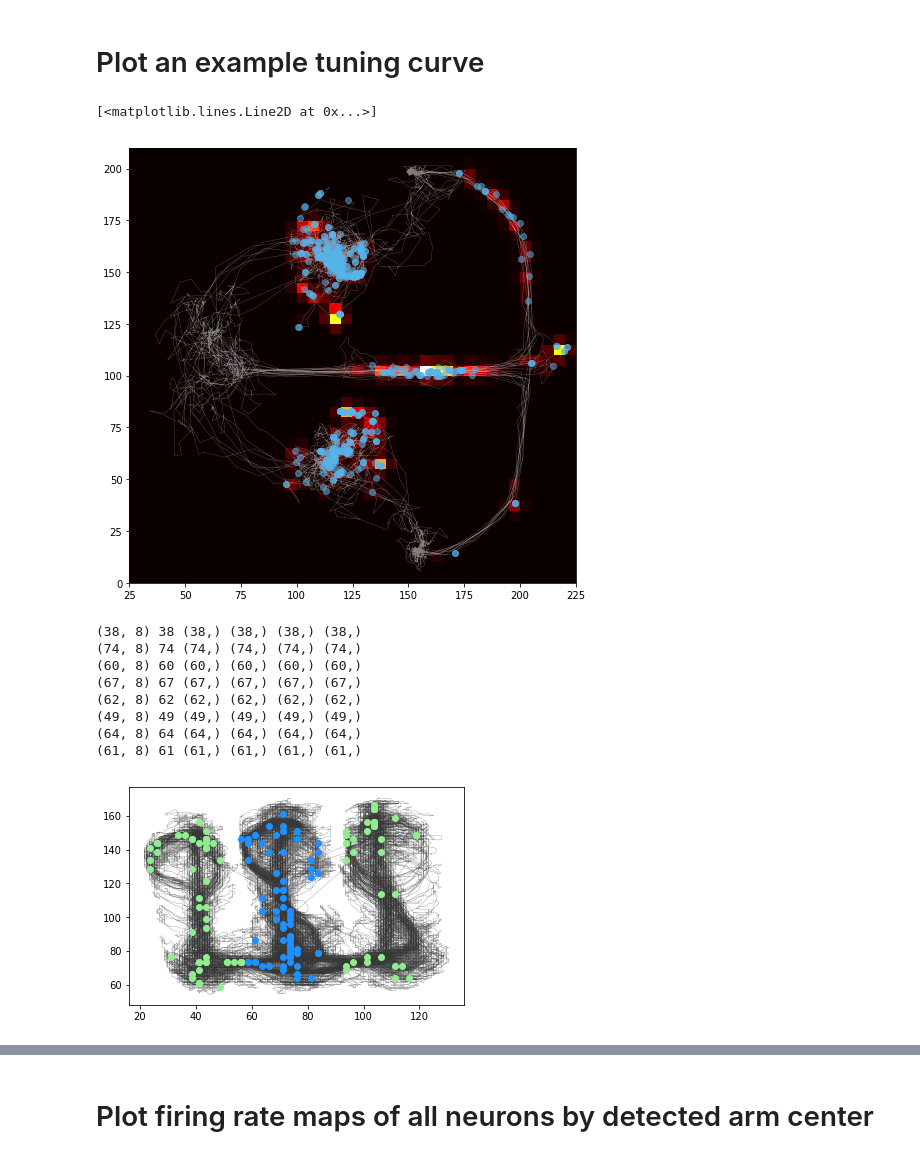
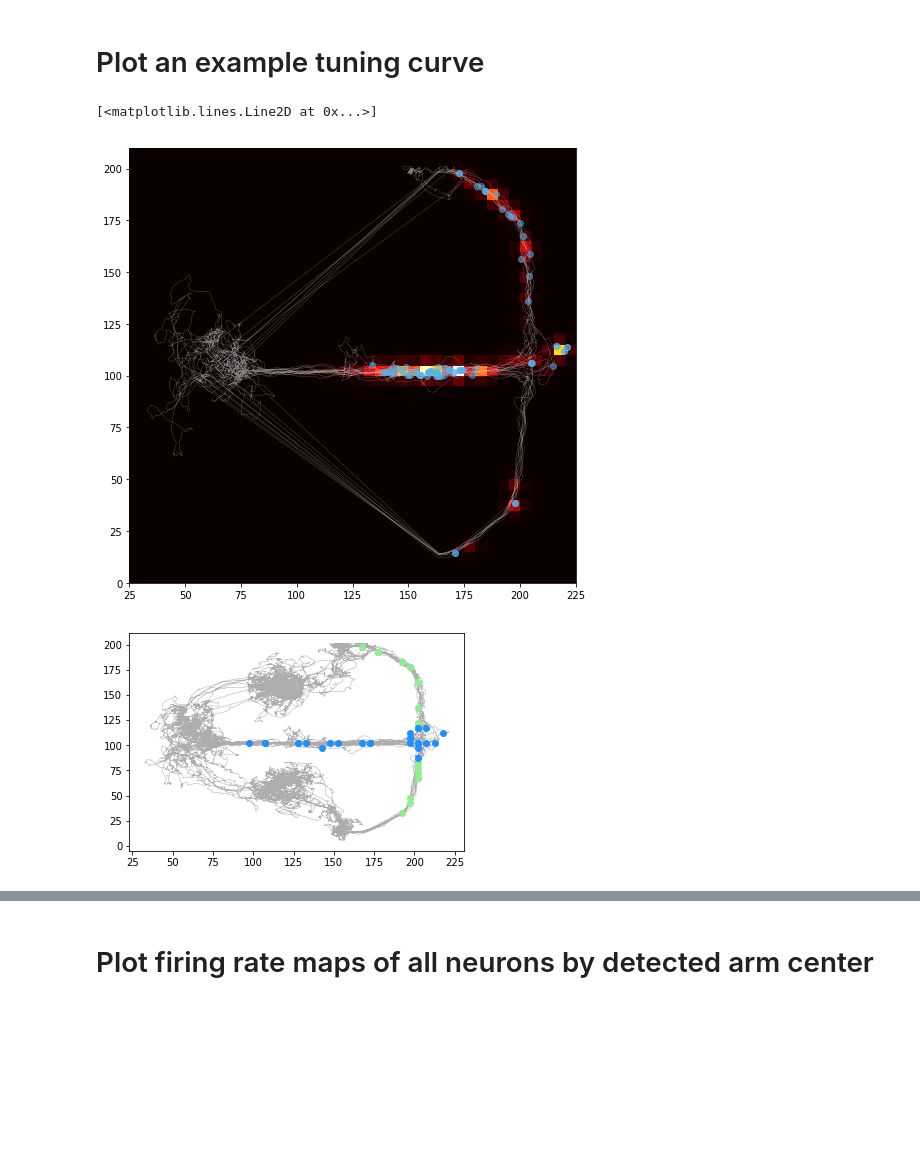
Before and after one commit to ckemere/RippleStickiness, a Jupyter notebook: Ripple-Bias-Moti-T.ipynb, the cells around one changed output, grey strips where cells are left out. Saved outputs shown, nothing was run; the diff lists cells and outputs as text; code cells hidden in the pictures; blank space fills up the shorter version.

```diff
--- a/Ripple-Bias-Moti-T.ipynb
+++ b/Ripple-Bias-Moti-T.ipynb
@@ -71,6 +71,7 @@ for anim, animdata in data.items():
             warnings.simplefilter("ignore")
             run_epochs = nel.utils.get_run_epochs(speed, v1=8, v2=3) # original choice
             run_epochs = pos.support.intersect(run_epochs)
+            run_epochs = run_epochs.intersect(daydata['trial_iv'])
 
         st_run = S[run_epochs]
 
@@ -114,6 +115,7 @@ pos = data[anim][day]['pos']
 speed = nel.utils.dxdt_AnalogSignalArray(pos, smooth=True, sigma=sigma_500ms)
 run_epochs = nel.utils.get_run_epochs(speed, v1=8, v2=3) # original choice
 run_epochs = pos.support.intersect(run_epochs)
+run_epochs = run_epochs.intersect(daydata['trial_iv'])
 runpos = pos[run_epochs]
 
 
@@ -131,4 +133,4 @@ ax.plot(xvals, yvals, lw=0.25, color='w', alpha=0.5)
 ax.plot(xspks, yspks, 'o', color=npl.colors.sweet.blue, alpha=0.5)
 # %% [output]
 [<matplotlib.lines.Line2D at 0x...>]
-[figure, old version]
+[figure, new version]
@@ -138,55 +137,46 @@ NovelCenterBounds = jar.NovelCenterBounds
 # %%
+from shapely.geometry import box, Point
+
 fig, ax = plt.subplots()
 PF_data = {}
-
-PF_arm = {}
-
-CenterBounds = NovelCenterBounds[anim]
 
 for day, daydata in data[anim].items():
     # The animal "Bon" had good data on day 3
     S = daydata['spikes']
     pos = daydata['pos']
     # Find placefield centers
     with warnings.catch_warnings():
         warnings.simplefilter("ignore")
-        tvals, vals = pos[epochs,:].asarray() # Access timestamps and channel data as numpy arrays
+        tvals, vals = pos.asarray() # Access timestamps and channel data as numpy arrays
     xvals, yvals = vals # Access two channels as x and y
     ax.plot(xvals, yvals, lw=0.5, c='0.2', alpha=0.4)
 
 for day, daydata in data[anim].items():
     maxrate = np.array(PFCenters[anim][day])
     maxrate = maxrate[:,1]
     p = np.array(PFCenters[anim][day],dtype=int)
     pfcenters = np.vstack((tc.xbin_centers[p[:,3]], tc.ybin_centers[p[:,2]])).T
 
-    # Find left and right arm PFs as the direction of the projection vector
-    #   from the dividing plane and the placefield center
-    left = (np.cross(pfcenters-CenterBounds[0],CenterBounds[5]-CenterBounds[0]) < 0)
-    right = (np.cross(pfcenters-CenterBounds[2],CenterBounds[3]-CenterBounds[2]) > 0)
+    # Find left and right arm PFs using shapely
+    left_box = box(*daydata['LeftArmRect'])
+    right_box = box(*daydata['RightArmRect'])
+    left = [left_box.contains(Point(p)) for p in pfcenters]
+    right = [right_box.contains(Point(p)) for p in pfcenters]
     center = np.logical_and(np.logical_not(left), np.logical_not(right))
 
     left = np.logical_and(left, maxrate > 2)
     right = np.logical_and(right, maxrate > 2)
     center = np.logical_and(center, maxrate > 2)
     inactive = maxrate <= 2
 
     ax.plot(pfcenters[left,0], pfcenters[left,1],'o',c='lightgreen')
     ax.plot(pfcenters[right,0], pfcenters[right,1],'o',c='lightgreen')
     ax.plot(pfcenters[center,0], pfcenters[center,1],'o',c='dodgerblue')
 
     PF_data[day] = np.column_stack((np.array(PFCenters[anim][day]), np.array(inactive),
                               np.array(center), np.array(left), np.array(right)));
 
-    S = daydata['spikes']
-    print(PF_data[day].shape, S.n_units, left.shape, right.shape, center.shape, inactive.shape)
+    # S = daydata['spikes']
+    # print(PF_data[day].shape, S.n_units, left.shape, right.shape, center.shape, inactive.shape)
 # %% [output]
-(38, 8) 38 (38,) (38,) (38,) (38,)
-(74, 8) 74 (74,) (74,) (74,) (74,)
-(60, 8) 60 (60,) (60,) (60,) (60,)
-(67, 8) 67 (67,) (67,) (67,) (67,)
-(62, 8) 62 (62,) (62,) (62,) (62,)
-(49, 8) 49 (49,) (49,) (49,) (49,)
-(64, 8) 64 (64,) (64,) (64,) (64,)
-(61, 8) 61 (61,) (61,) (61,) (61,)
-[figure, old version]
+[figure, new version]
```
Also changed, not shown: parts of 57 cells of this notebook, 1 other file.
